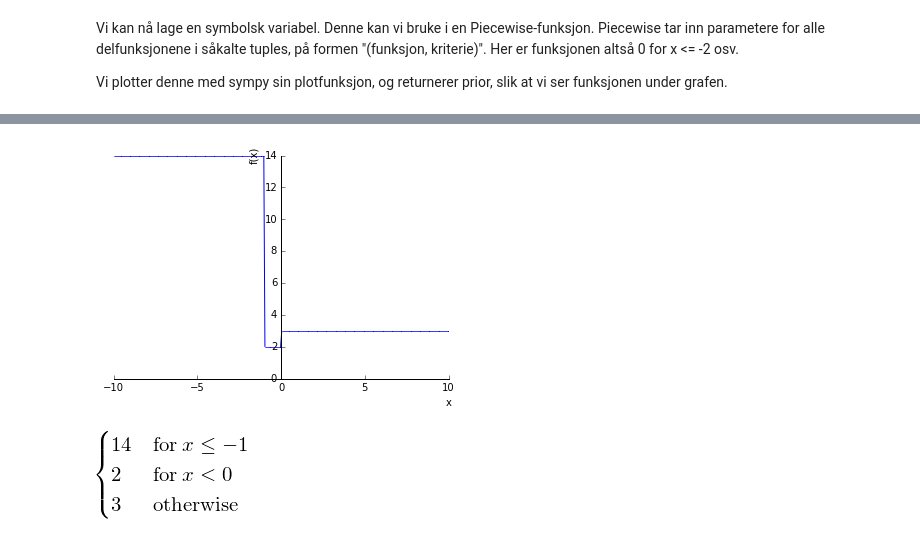
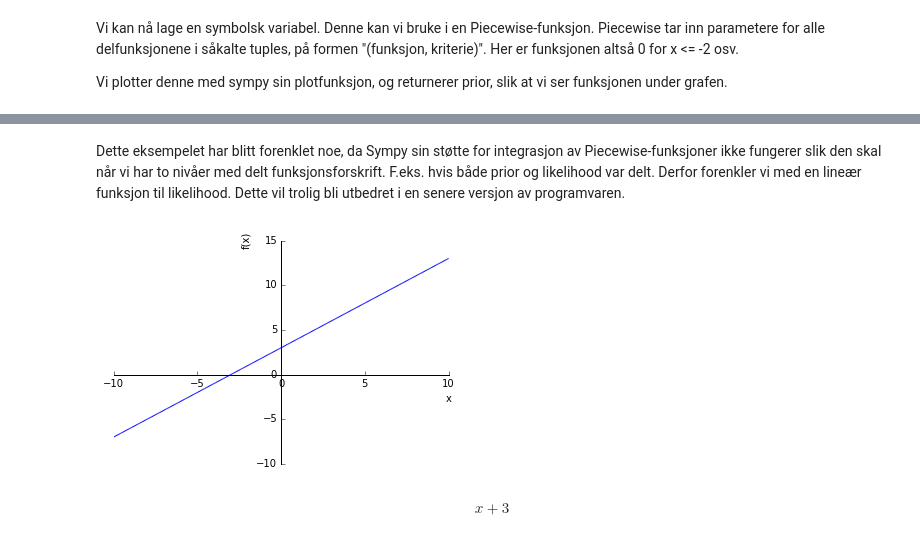
Before and after one commit to oal/ma155-pandas-manual, a Jupyter notebook: notebooks/Statistisk inferens med Bayes teorem.ipynb, the cells around one changed output, grey strips where cells are left out. Drawn from its saved outputs; the diff is of its cells as text; code cells hidden in the pictures.

```diff
--- a/notebooks/Statistisk inferens med Bayes teorem.ipynb
+++ b/notebooks/Statistisk inferens med Bayes teorem.ipynb
@@ -192,15 +191,13 @@ prior
+# %% [markdown]
+Dette eksempelet har blitt forenklet noe, da Sympy sin støtte for integrasjon av Piecewise-funksjoner ikke fungerer slik den skal når vi har to nivåer med delt funksjonsforskrift. F.eks. hvis både prior og likelihood var delt. Derfor forenkler vi med en lineær funksjon til likelihood. Dette vil trolig bli utbedret i en senere versjon av programvaren.
 # %%
-likelihood = Piecewise(
-    (14, x <= -1),
-    (2, x < 0),
-    (3, True)
-)
+likelihood = x+3
 
 plot(likelihood, adaptive=False)
 likelihood
 # %% [output]
-[figure, old version]
+[figure, new version]
-[figure, removed]
+$$x + 3$$
 # %%
 pxl = piecewise_fold(prior*likelihood)
 
```
Also changed, not shown: parts of 8 cells of this notebook, 1 other file.
